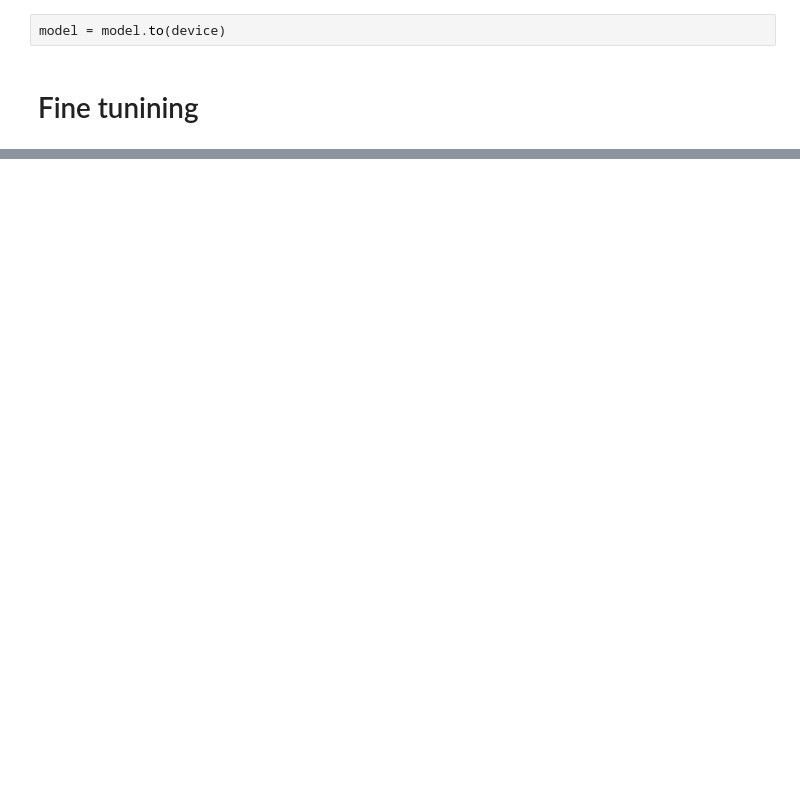
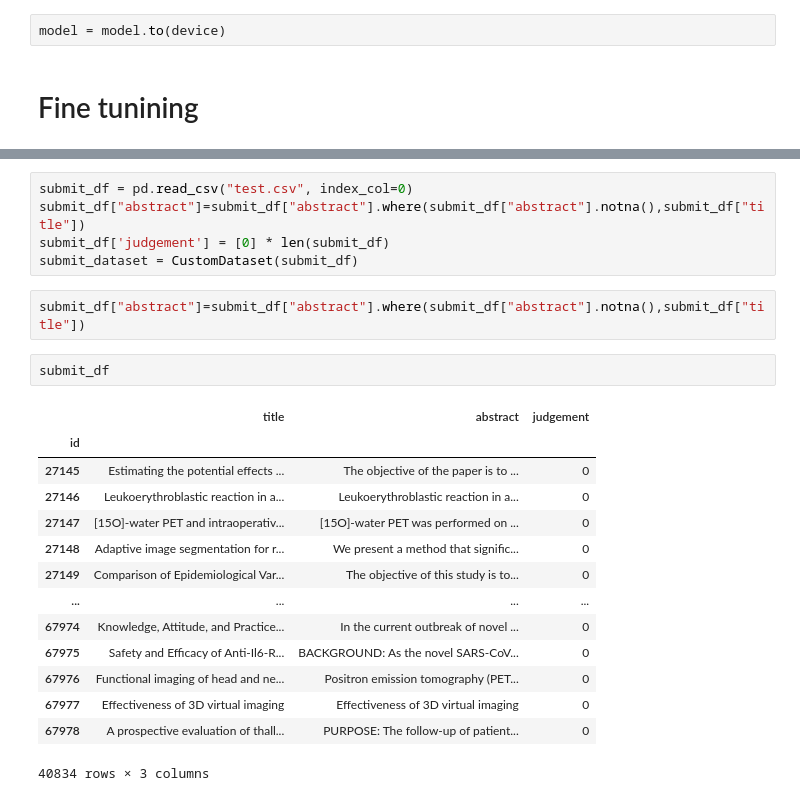
Before and after one commit to tonbi1997/competition, a Jupyter notebook: text/signate_classfication_medical_papers/main.ipynb, the cells around one changed output, grey strips where cells are left out. Drawn from its saved outputs; the diff is of its cells as text; blank space fills up the shorter version.

```diff
--- a/text/signate_classfication_medical_papers/main.ipynb
+++ b/text/signate_classfication_medical_papers/main.ipynb
@@ -295,0 +427,24 @@ trainer.__dict__
+# %%
+submit_df = pd.read_csv("test.csv", index_col=0)
+submit_df["abstract"]=submit_df["abstract"].where(submit_df["abstract"].notna(),submit_df["title"])
+submit_df['judgement'] = [0] * len(submit_df)
+submit_dataset = CustomDataset(submit_df)
+# %%
+submit_df["abstract"]=submit_df["abstract"].where(submit_df["abstract"].notna(),submit_df["title"])
+# %%
+submit_df
+# %% [output]
+|  | title | abstract | judgement |
+| id |  |  |  |
+| 27145 | Estimating the potential effects ... | The objective of the paper is to ... | 0 |
+| 27146 | Leukoerythroblastic reaction in a... | Leukoerythroblastic reaction in a... | 0 |
+| 27147 | [15O]-water PET and intraoperativ... | [15O]-water PET was performed on ... | 0 |
+| 27148 | Adaptive image segmentation for r... | We present a method that signific... | 0 |
+| 27149 | Comparison of Epidemiological Var... | The objective of this study is to... | 0 |
+| ... | ... | ... | ... |
+| 67974 | Knowledge, Attitude, and Practice... | In the current outbreak of novel ... | 0 |
+| 67975 | Safety and Efficacy of Anti-Il6-R... | BACKGROUND: As the novel SARS-CoV... | 0 |
+| 67976 | Functional imaging of head and ne... | Positron emission tomography (PET... | 0 |
+| 67977 | Effectiveness of 3D virtual imaging | Effectiveness of 3D virtual imaging | 0 |
+| 67978 | A prospective evaluation of thall... | PURPOSE: The follow-up of patient... | 0 |
+40834 rows × 3 columns
```
Also changed, not shown: parts of 28 cells of this notebook, 3 other files.
